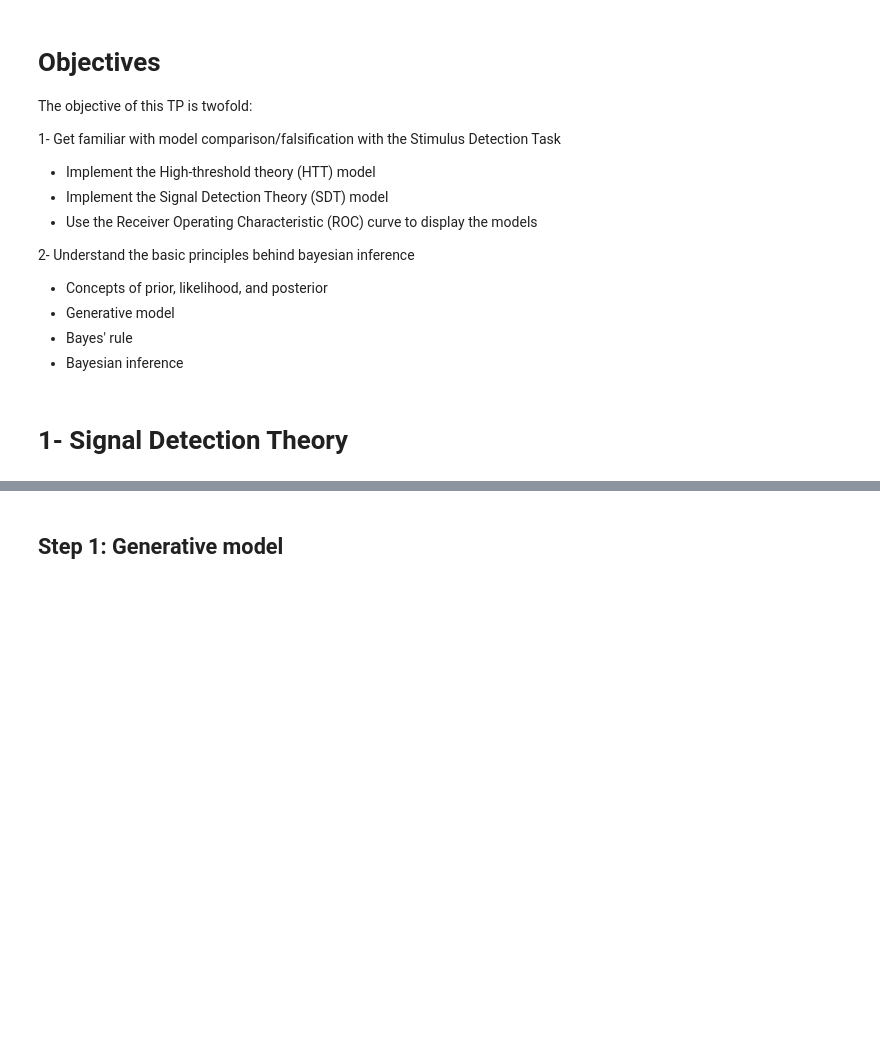
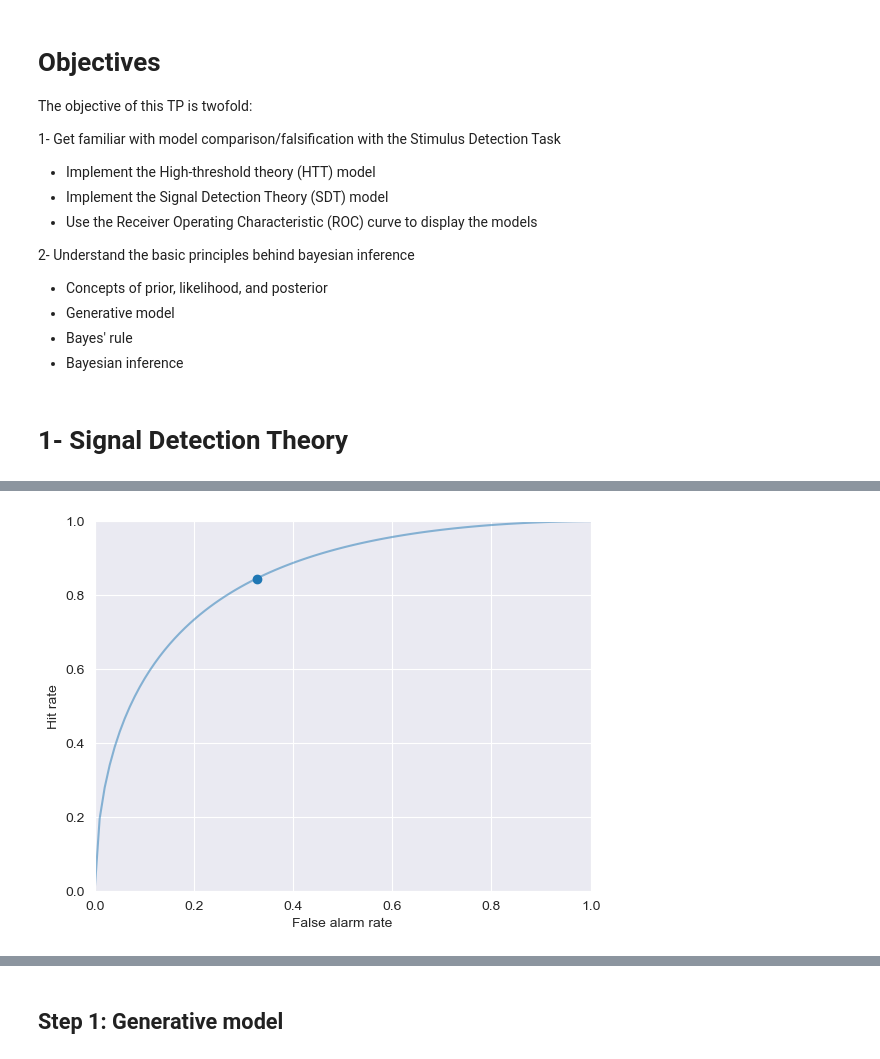
Before and after one commit to easiryne/cognitive-modeling-lab, a Jupyter notebook: TD_3/td3_notebook.ipynb, the cells around one changed output, grey strips where cells are left out. Saved outputs shown, nothing was run; the diff lists cells and outputs as text; code cells hidden in the pictures; blank space fills up the shorter version.

```diff
--- a/TD_3/td3_notebook.ipynb
+++ b/TD_3/td3_notebook.ipynb
@@ -241,6 +274,17 @@ Signal Detection Theory then replaced High-Threshold Theory as a reference model
+# %%
+def compute_sdt(hit_rate, fa_rate):
+    d_prime = ...
+    c = ...
+    return d_prime, c
+
+d_prime, c = compute_sdt(..., ...)
 # %%
-mu_s = ...
-mu_n = ...
+# Solution
+from scipy.stats import norm
 
-d = (mu_s - mu_n) / sigma_n
-c = ...
+def compute_sdt(hit_rate, fa_rate):
+    d_prime = norm.ppf(hit_rate) - norm.ppf(fa_rate)
+    c = - (norm.ppf(hit_rate) + norm.ppf(fa_rate)) / 2
+    return d_prime, c
+
+d_prime, c = compute_sdt(hit_rate, fa_rate)
@@ -246,0 +305,16 @@ c = ...
+# %%
+def plot_sdt_model(hit_rate, fa_rate, d_prime):
+    # Your code here
+    ...
+
+plot_sdt_model(..., ..., ...)
+# %%
+def plot_sdt_model(hit_rate, fa_rate, d_prime):
+    plot_hr_far(hit_rate, fa_rate)
+    far = np.linspace(0, 1, 100)
+    hr = norm.cdf(d_prime + norm.ppf(far))
+    plt.plot(far, hr, alpha=0.5, label='signal detection theory')
+
+plot_sdt_model(hit_rate, fa_rate, d_prime)
+# %% [output]
+[figure, added]
```
Also changed, not shown: parts of 71 cells of this notebook, 3 other files.
